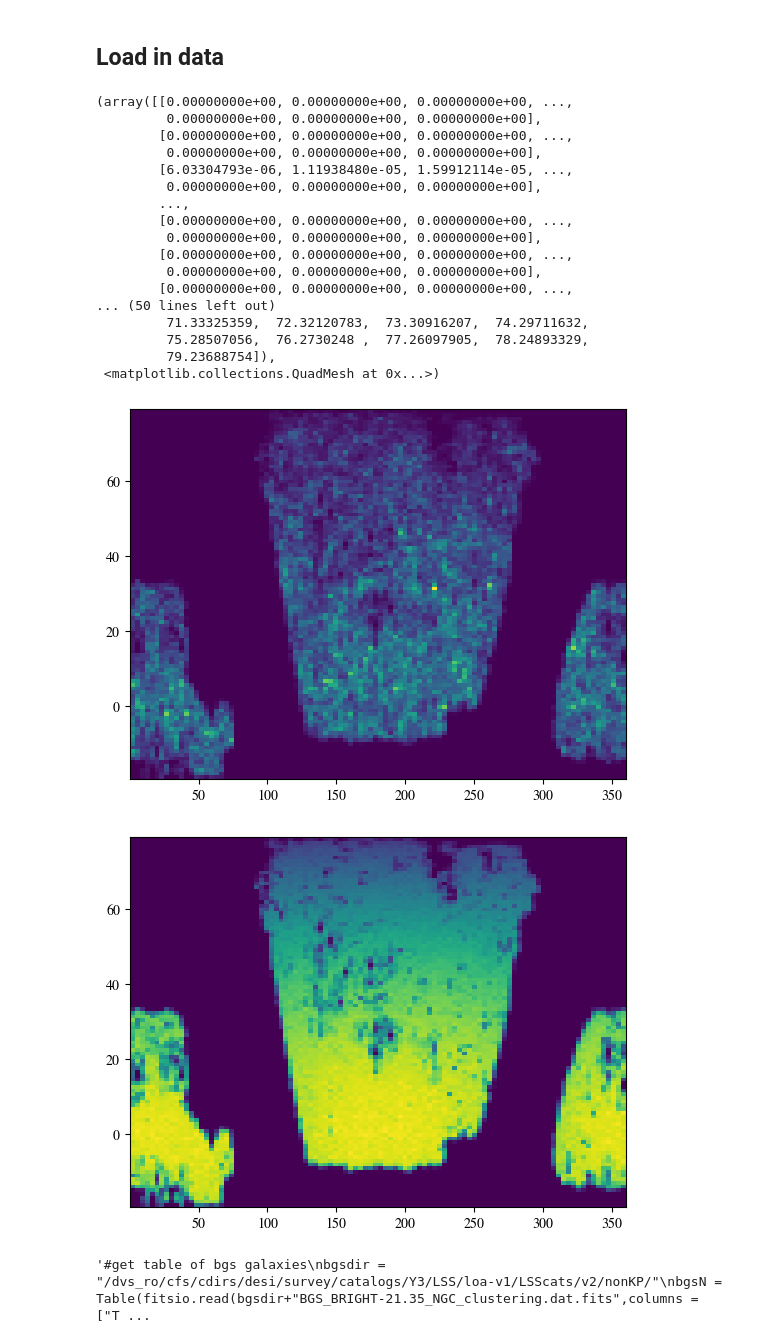
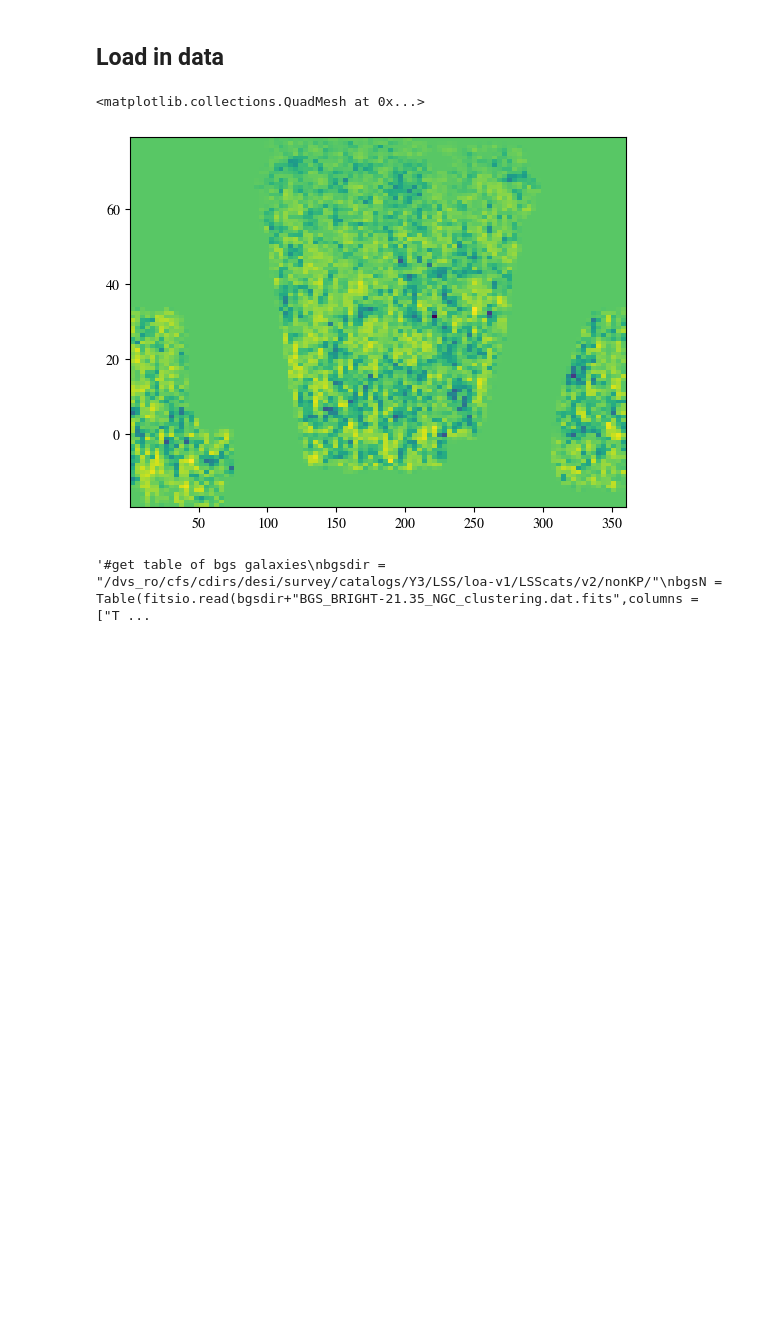
Before and after one commit to catherine-miller/bgsmaps, a Jupyter notebook: bgsclustering.ipynb, the cells around one changed output. Saved outputs shown, nothing was run; the diff lists cells and outputs as text; code cells hidden in the pictures; blank space fills up the shorter version.

```diff
--- a/bgsclustering.ipynb
+++ b/bgsclustering.ipynb
@@ -142,29 +142,12 @@ for i in range(nran):
 rantab = vstack(rans)
 #rantab['dist'] = cosmo.comoving_distance(rantab['Z'])/u.Mpc
 # %%
-plt.hist2d(tabbgs['RA'],tabbgs['DEC'],bins = 100,density=True)
-plt.figure()
-plt.hist2d(rantab['RA'],rantab['DEC'],bins = 100,density=True)
+hist1,binsx,binsy = np.histogram2d(tabbgs['RA'],tabbgs['DEC'],bins = 100,density=True)
+hist2,binsx,binsy = np.histogram2d(rantab['RA'],rantab['DEC'],bins = [binsx,binsy],density=True)
+plt.pcolormesh(binsx,binsy, (hist2-hist1).T)
 # %% [output]
-(array([[0.00000000e+00, 0.00000000e+00, 0.00000000e+00, ...,
-         0.00000000e+00, 0.00000000e+00, 0.00000000e+00],
-        [0.00000000e+00, 0.00000000e+00, 0.00000000e+00, ...,
-         0.00000000e+00, 0.00000000e+00, 0.00000000e+00],
-        [6.03304793e-06, 1.11938480e-05, 1.59912114e-05, ...,
-         0.00000000e+00, 0.00000000e+00, 0.00000000e+00],
-        ...,
-        [0.00000000e+00, 0.00000000e+00, 0.00000000e+00, ...,
-         0.00000000e+00, 0.00000000e+00, 0.00000000e+00],
-        [0.00000000e+00, 0.00000000e+00, 0.00000000e+00, ...,
-         0.00000000e+00, 0.00000000e+00, 0.00000000e+00],
-        [0.00000000e+00, 0.00000000e+00, 0.00000000e+00, ...,
-... (50 lines left out)
-         71.33325359,  72.32120783,  73.30916207,  74.29711632,
-         75.28507056,  76.2730248 ,  77.26097905,  78.24893329,
-         79.23688754]),
- <matplotlib.collections.QuadMesh at 0x...>)
+<matplotlib.collections.QuadMesh at 0x...>
-[figure, old version]
+[figure, new version]
-[figure, removed]
 # %%
 '''#get table of bgs galaxies
 bgsdir = "/dvs_ro/cfs/cdirs/desi/survey/catalogs/Y3/LSS/loa-v1/LSScats/v2/nonKP/"
```
Also changed, not shown: parts of 6 cells of this notebook, 3 other files.
